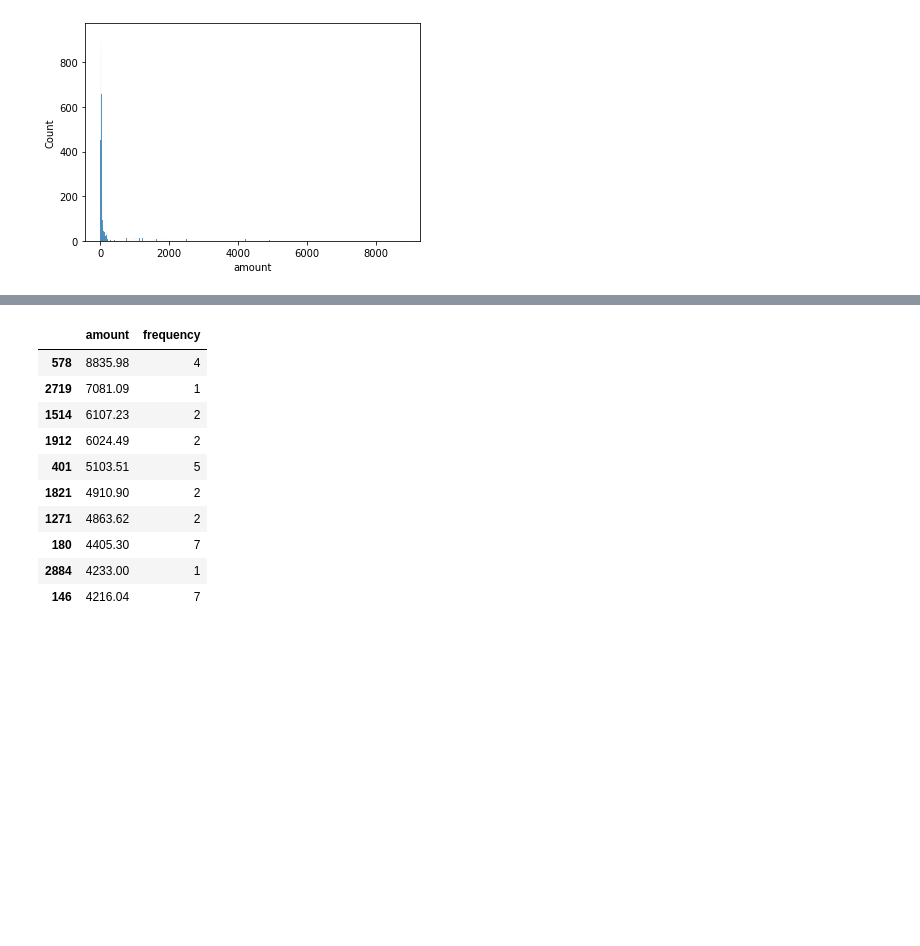
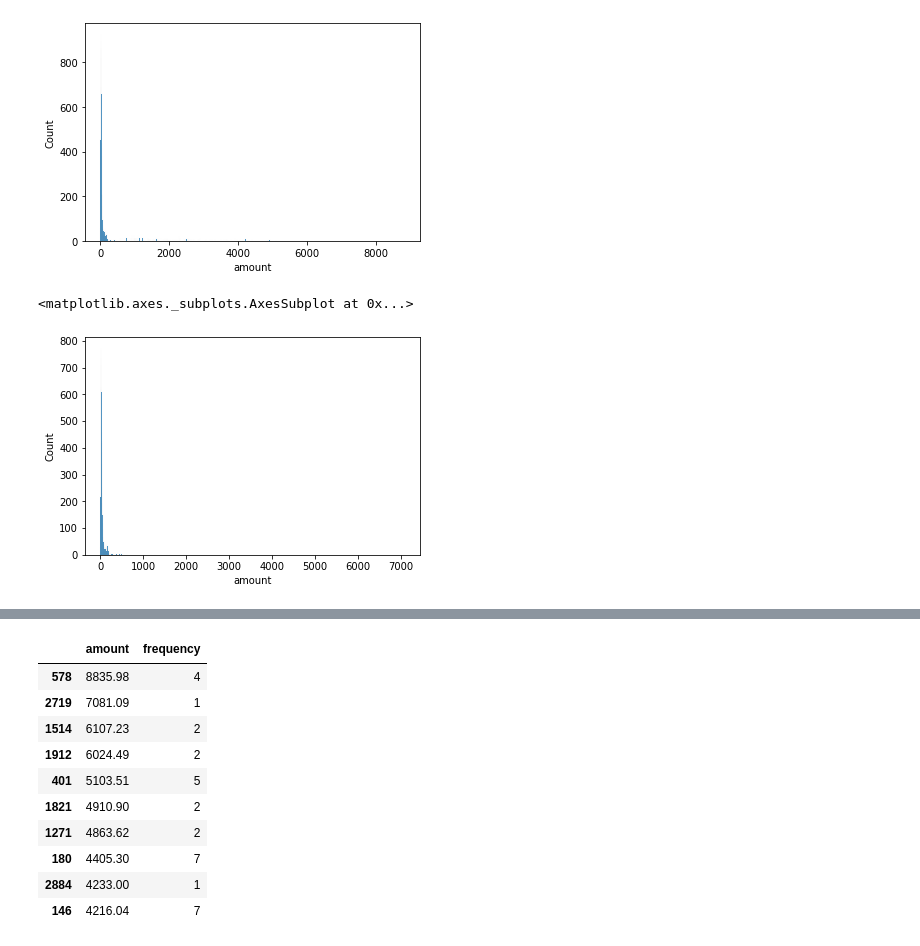
Before and after one commit to nug1209/ANZ_Data_Virtual_Experience, a Jupyter notebook: ANZ_Data_Analytics.ipynb, the cells around one changed output, grey strips where cells are left out. Saved outputs shown, nothing was run; the diff lists cells and outputs as text; code cells hidden in the pictures; blank space fills up the shorter version.

```diff
--- a/ANZ_Data_Analytics.ipynb
+++ b/ANZ_Data_Analytics.ipynb
@@ -362,3 +390,8 @@ sns.histplot(data=df, x='amount')
 # %% [output]
 <matplotlib.axes._subplots.AxesSubplot at 0x...>
 [figure]
+# %%
+sns.histplot(data=df.loc[df['movement']=='debit'], x='amount')
+# %% [output]
+<matplotlib.axes._subplots.AxesSubplot at 0x...>
+[figure, added]
```
Also changed, not shown: parts of 34 cells of this notebook.
